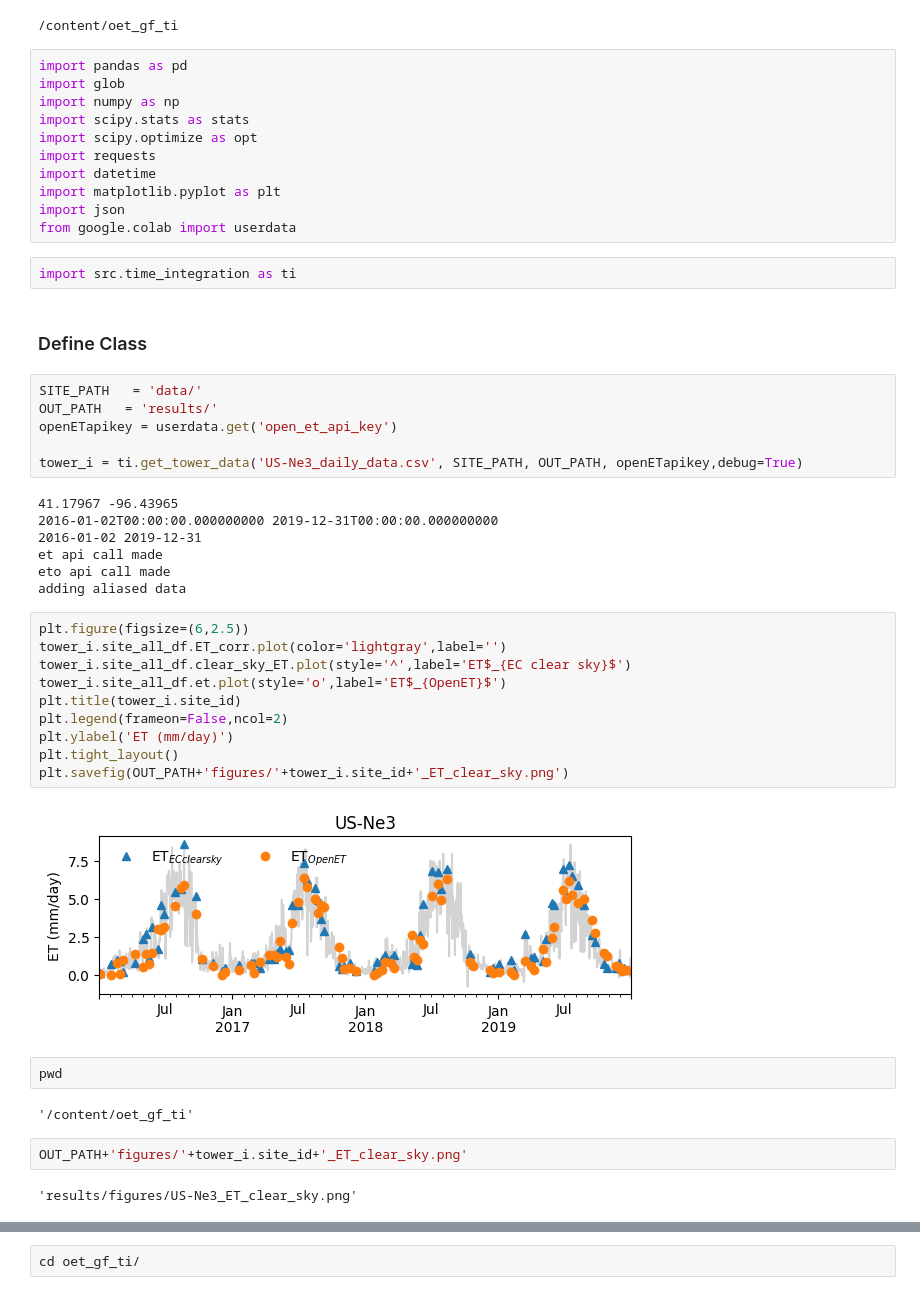
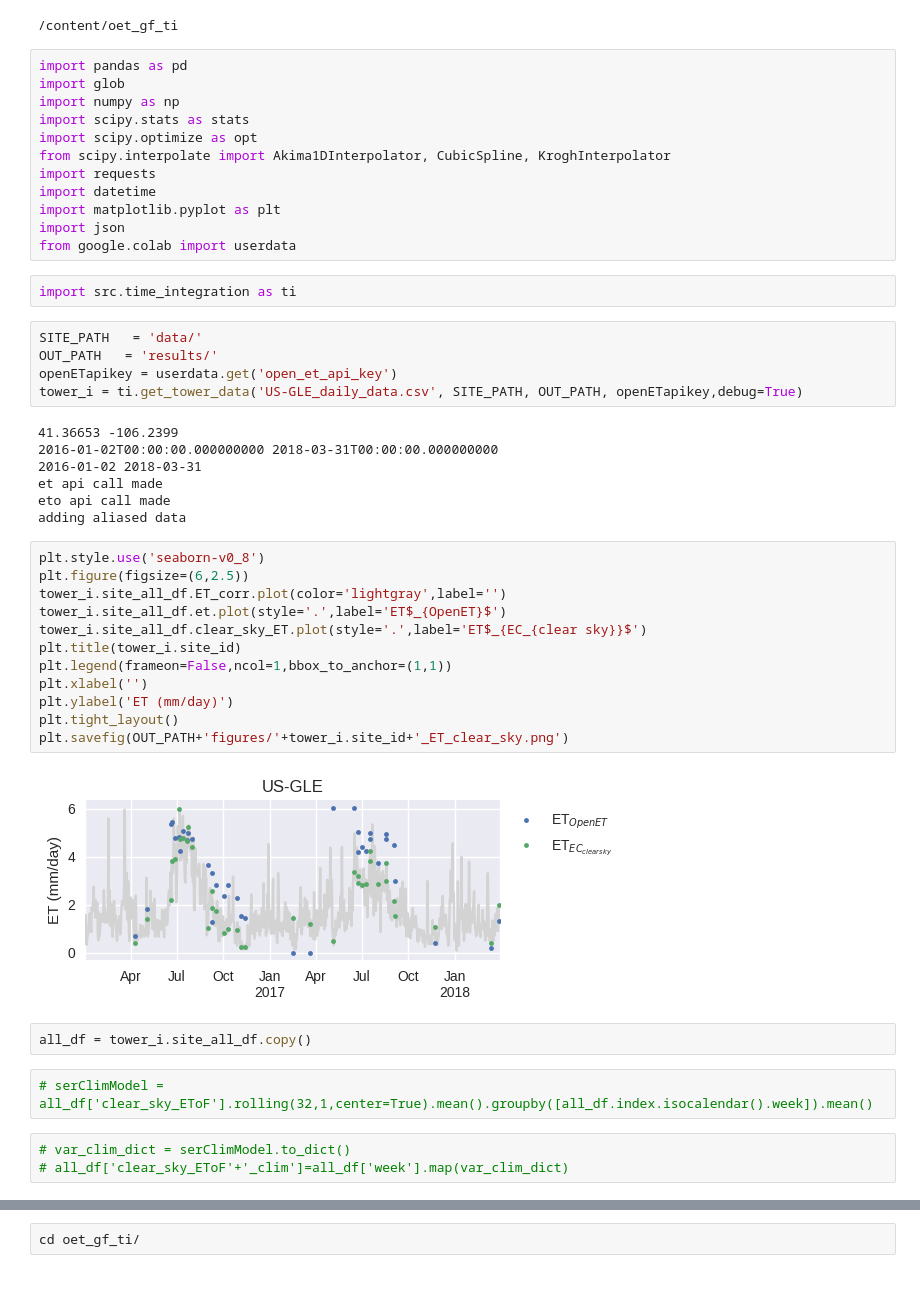
Before and after one commit to sciencebyAJ/oet_gf_ti, a Jupyter notebook: time_integration_gap_filling.ipynb, the cells around one changed output, grey strips where cells are left out. Saved outputs shown, nothing was run; the diff lists cells and outputs as text.

```diff
--- a/time_integration_gap_filling.ipynb
+++ b/time_integration_gap_filling.ipynb
@@ -23,6 +22,7 @@ import glob
 import numpy as np
 import scipy.stats as stats
 import scipy.optimize as opt
+from scipy.interpolate import Akima1DInterpolator, CubicSpline, KroghInterpolator
 import requests
 import datetime
 import matplotlib.pyplot as plt
@@ -30,38 +30,36 @@ import json
 from google.colab import userdata
 # %%
 import src.time_integration as ti
-# %% [markdown]
-### Define Class
 # %%
 SITE_PATH   = 'data/'
 OUT_PATH   = 'results/'
 openETapikey = userdata.get('open_et_api_key')
-
-tower_i = ti.get_tower_data('US-Ne3_daily_data.csv', SITE_PATH, OUT_PATH, openETapikey,debug=True)
+tower_i = ti.get_tower_data('US-GLE_daily_data.csv', SITE_PATH, OUT_PATH, openETapikey,debug=True)
 # %% [output]
-41.17967 -96.43965
-2016-01-02T00:00:00.000000000 2019-12-31T00:00:00.000000000
-2016-01-02 2019-12-31
+41.36653 -106.2399
+2016-01-02T00:00:00.000000000 2018-03-31T00:00:00.000000000
+2016-01-02 2018-03-31
 et api call made
 eto api call made
 adding aliased data
 # %%
+plt.style.use('seaborn-v0_8')
 plt.figure(figsize=(6,2.5))
 tower_i.site_all_df.ET_corr.plot(color='lightgray',label='')
-tower_i.site_all_df.clear_sky_ET.plot(style='^',label='ET$_{EC clear sky}$')
-tower_i.site_all_df.et.plot(style='o',label='ET$_{OpenET}$')
+tower_i.site_all_df.et.plot(style='.',label='ET$_{OpenET}$')
+tower_i.site_all_df.clear_sky_ET.plot(style='.',label='ET$_{EC_{clear sky}}$')
 plt.title(tower_i.site_id)
-plt.legend(frameon=False,ncol=2)
+plt.legend(frameon=False,ncol=1,bbox_to_anchor=(1,1))
+plt.xlabel('')
 plt.ylabel('ET (mm/day)')
 plt.tight_layout()
 plt.savefig(OUT_PATH+'figures/'+tower_i.site_id+'_ET_clear_sky.png')
 # %% [output]
-[figure, old version]
+[figure, new version]
-# %%
-pwd
-# %% [output]
-'/content/oet_gf_ti'
-# %%
-OUT_PATH+'figures/'+tower_i.site_id+'_ET_clear_sky.png'
-# %% [output]
-'results/figures/US-Ne3_ET_clear_sky.png'
+# %%
+all_df = tower_i.site_all_df.copy()
+# %%
+# serClimModel = all_df['clear_sky_EToF'].rolling(32,1,center=True).mean().groupby([all_df.index.isocalendar().week]).mean()
+# %%
+# var_clim_dict = serClimModel.to_dict()
+# all_df['clear_sky_EToF'+'_clim']=all_df['week'].map(var_clim_dict)
```
Also changed, not shown: parts of 5 cells of this notebook.
